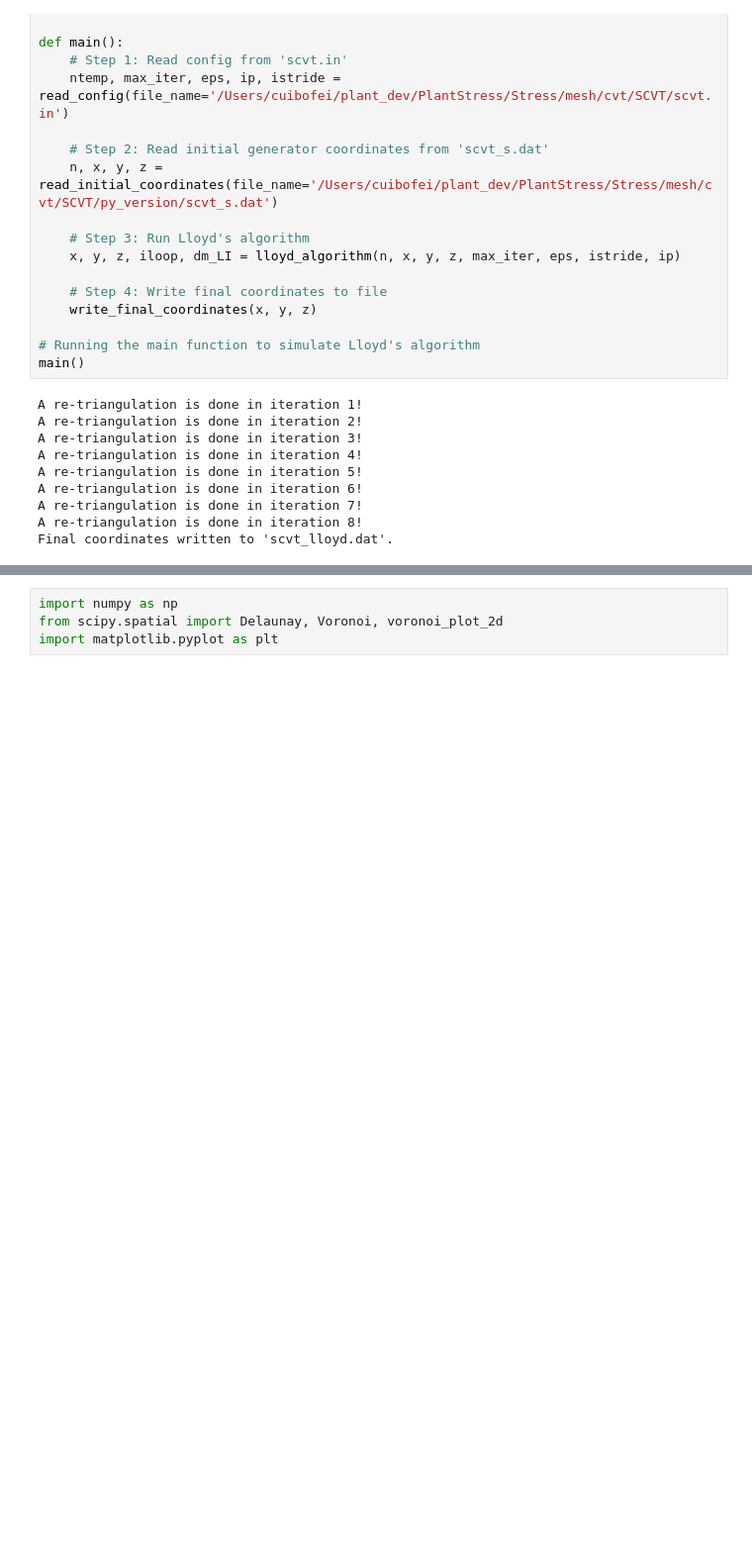
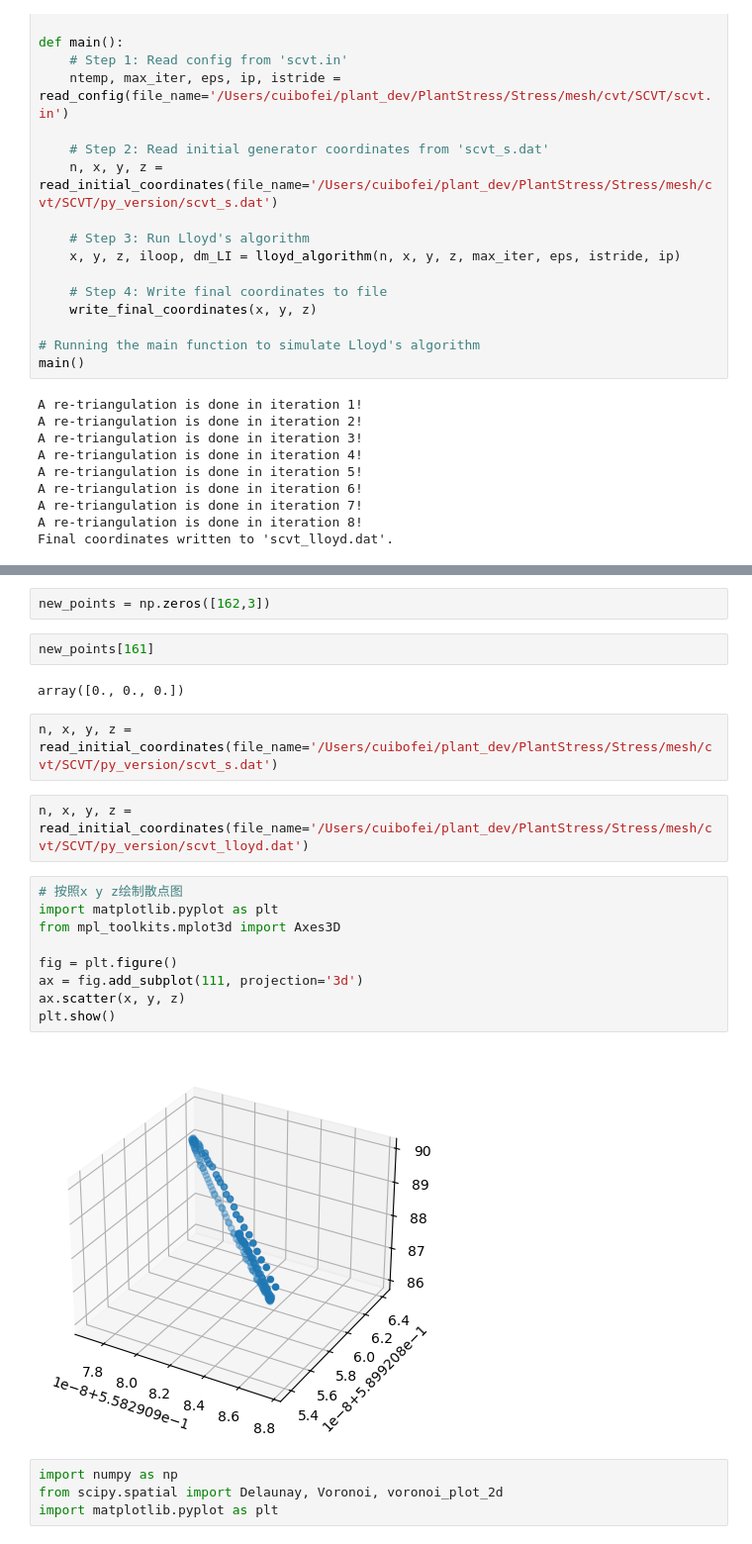
Before and after one commit to dwight-zhang/PlantStress, a Jupyter notebook: Stress/mesh/cvt/SCVT/py_version/VT.ipynb, the cells around one changed output, grey strips where cells are left out. Shown: that part at 99% size. Saved outputs shown, nothing was run; the diff lists cells and outputs as text; blank space fills up the shorter version.

Commit message:
Add SCVT Python version scaffold

```diff
--- a/Stress/mesh/cvt/SCVT/py_version/VT.ipynb
+++ b/Stress/mesh/cvt/SCVT/py_version/VT.ipynb
@@ -170,3 +255,24 @@ Final coordinates written to 'scvt_lloyd.dat'.
+# %%
+new_points = np.zeros([162,3])
+# %%
+new_points[161]
+# %% [output]
+array([0., 0., 0.])
+# %%
+n, x, y, z = read_initial_coordinates(file_name='/Users/cuibofei/plant_dev/PlantStress/Stress/mesh/cvt/SCVT/py_version/scvt_s.dat')
+# %%
+n, x, y, z = read_initial_coordinates(file_name='/Users/cuibofei/plant_dev/PlantStress/Stress/mesh/cvt/SCVT/py_version/scvt_lloyd.dat')
+# %%
+# 按照x y z绘制散点图
+import matplotlib.pyplot as plt
+from mpl_toolkits.mplot3d import Axes3D
+
+fig = plt.figure()
+ax = fig.add_subplot(111, projection='3d')
+ax.scatter(x, y, z)
+plt.show()
+# %% [output]
+[figure, added]
 # %%
 import numpy as np
 from scipy.spatial import Delaunay, Voronoi, voronoi_plot_2d
```
Also changed, not shown: parts of 2 cells of this notebook, 2 other files.
